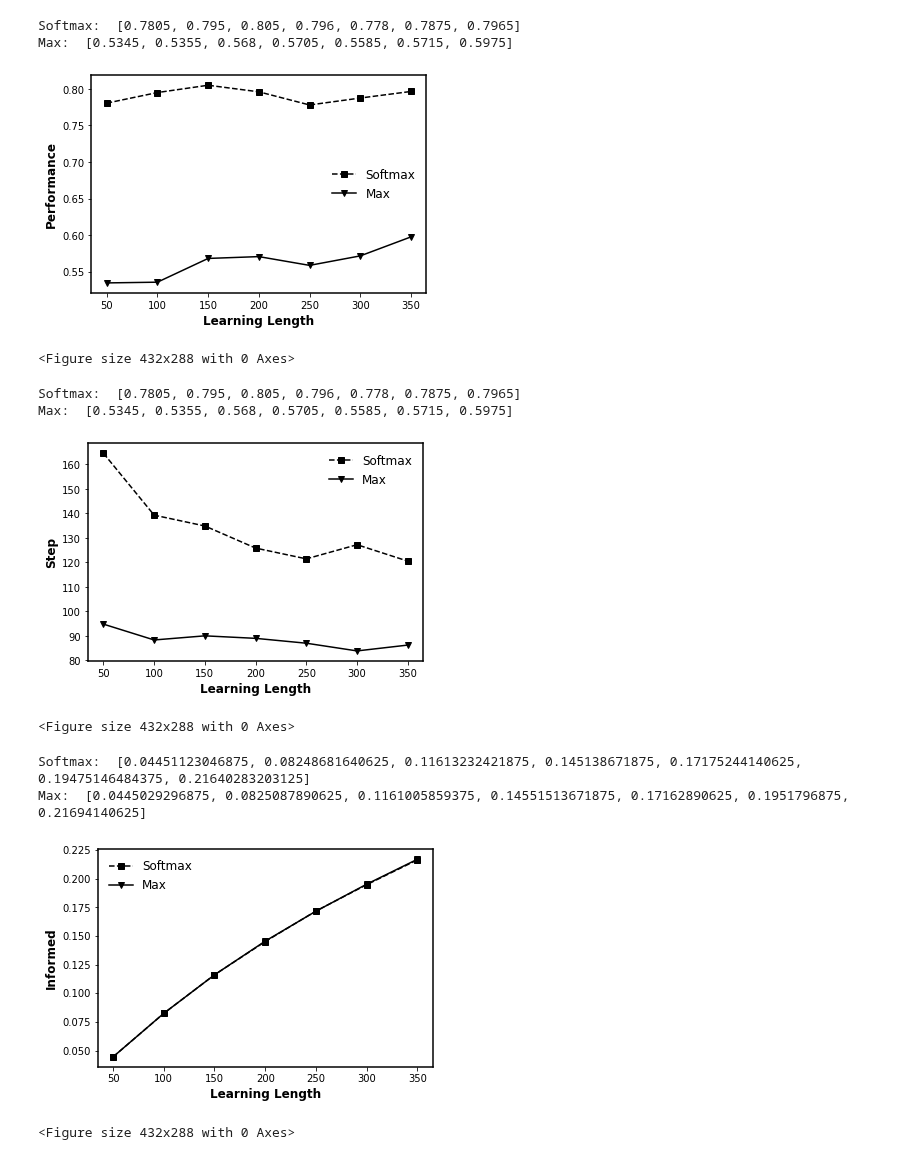
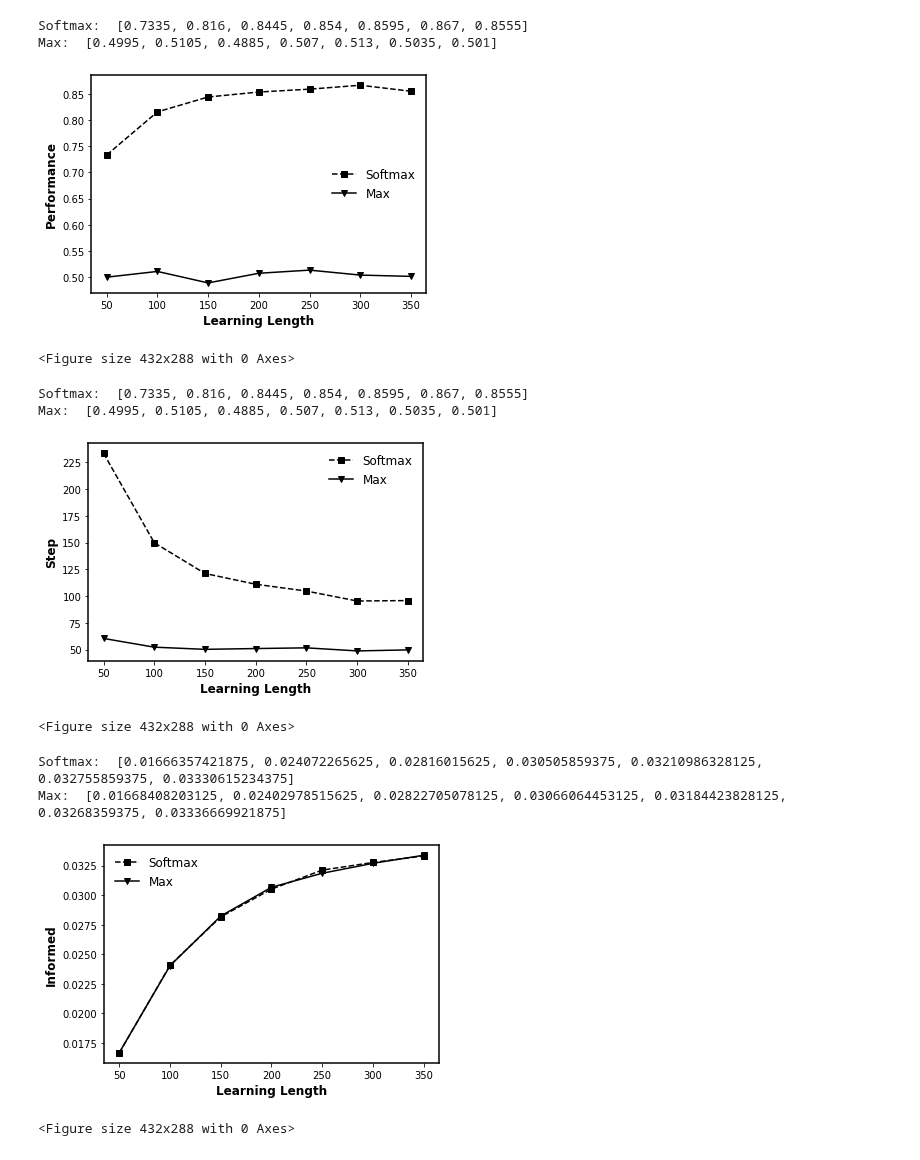
Before and after one commit to GrandJune/HAI, a Jupyter notebook: Fang2009/Results.ipynb, the cells around one changed output. Saved outputs shown, nothing was run; the diff lists cells and outputs as text; code cells hidden in the pictures.

Commit message:
Initialize: Figure 1-performance across learning length
Figure 2-Informed across distance from low peaks

```diff
--- a/Fang2009/Results.ipynb
+++ b/Fang2009/Results.ipynb
@@ -48,7 +3,7 @@ import matplotlib.pyplot as plt
 import pickle
 legend_properties = {'weight':'bold'}
 
-data_folder = r"E:\data\hai-0307\Fang2009_7"
+data_folder = r"E:\data\hai-0307\Fang2009_8"
 performance_softmax_file = data_folder + r"\softmax_performance_across_learning"
 performance_max_file = data_folder + r"\max_performance_across_learning"
 
@@ -78,12 +33,12 @@ plt.savefig(data_folder + r"\Softmax_Max_performance.png", transparent=True, dpi
 plt.show()
 plt.clf()
 # %% [output]
-Softmax:  [0.7805, 0.795, 0.805, 0.796, 0.778, 0.7875, 0.7965]
-Max:  [0.5345, 0.5355, 0.568, 0.5705, 0.5585, 0.5715, 0.5975]
+Softmax:  [0.7335, 0.816, 0.8445, 0.854, 0.8595, 0.867, 0.8555]
+Max:  [0.4995, 0.5105, 0.4885, 0.507, 0.513, 0.5035, 0.501]
-[figure, old version]
+[figure, new version]
 <Figure size 432x288 with 0 Axes>
 # %%
-data_folder = r"E:\data\hai-0307\Fang2009_7"
+data_folder = r"E:\data\hai-0307\Fang2009_8"
 step_softmax_file = data_folder + r"\softmax_steps_across_learning"
 step_max_file = data_folder + r"\max_steps_across_learning"
 
@@ -113,43 +68,43 @@ plt.savefig(data_folder + r"\Softmax_Max_step.png", transparent=True, dpi=300)
 plt.show()
 plt.clf()
 # %% [output]
-Softmax:  [0.7805, 0.795, 0.805, 0.796, 0.778, 0.7875, 0.7965]
-Max:  [0.5345, 0.5355, 0.568, 0.5705, 0.5585, 0.5715, 0.5975]
+Softmax:  [0.7335, 0.816, 0.8445, 0.854, 0.8595, 0.867, 0.8555]
+Max:  [0.4995, 0.5105, 0.4885, 0.507, 0.513, 0.5035, 0.501]
-[figure, old version]
+[figure, new version]
 <Figure size 432x288 with 0 Axes>
 # %%
-data_folder = r"E:\data\hai-0307\Fang2009_7"
+data_folder = r"E:\data\hai-0307\Fang2009_8"
 informed_softmax_file = data_folder + r"\softmax_informed_across_learning"
 informed_max_file = data_folder + r"\max_informed_across_learning"
 
 with open(informed_softmax_file, 'rb') as infile:
     softmax_informed = pickle.load(infile)
 with open(informed_max_file, 'rb') as infile:
     max_informed = pickle.load(infile)
 
 # for high, low in zip(high_peaks, low_peaks):
 #     print(high + low)
 print("Softmax: ", softmax_informed)
 print("Max: ", max_informed)
 # Performance
 x =  [50, 100, 150, 200, 250, 300, 350]
 fig, ax = plt.subplots()
 ax.spines["left"].set_linewidth(1.5)
 ax.spines["right"].set_linewidth(1.5)
 ax.spines["top"].set_linewidth(1.5)
 ax.spines["bottom"].set_linewidth(1.5)
 plt.plot(x, softmax_informed, "k--s", label="Softmax")
 plt.plot(x, max_informed, "k-v", label="Max")
 plt.xlabel('Learning Length', fontweight='bold', fontsize=12)
 plt.ylabel('Informed', fontweight='bold', fontsize=12)
 # plt.xticks(x)
 plt.legend(frameon=False, ncol=1, fontsize=12)
 plt.savefig(data_folder + r"\Softmax_Max_informed.png", transparent=True, dpi=300)
 plt.show()
 plt.clf()
 # %% [output]
-Softmax:  [0.04451123046875, 0.08248681640625, 0.11613232421875, 0.145138671875, 0.17175244140625, 0.19475146484375, 0.21640283203125]
-Max:  [0.0445029296875, 0.0825087890625, 0.1161005859375, 0.14551513671875, 0.17162890625, 0.1951796875, 0.21694140625]
+Softmax:  [0.01666357421875, 0.024072265625, 0.02816015625, 0.030505859375, 0.03210986328125, 0.032755859375, 0.03330615234375]
+Max:  [0.01668408203125, 0.02402978515625, 0.02822705078125, 0.03066064453125, 0.03184423828125, 0.03268359375, 0.03336669921875]
-[figure, old version]
+[figure, new version]
 <Figure size 432x288 with 0 Axes>
 # %%
```
Also changed, not shown: parts of 3 cells of this notebook, 2 other files.
